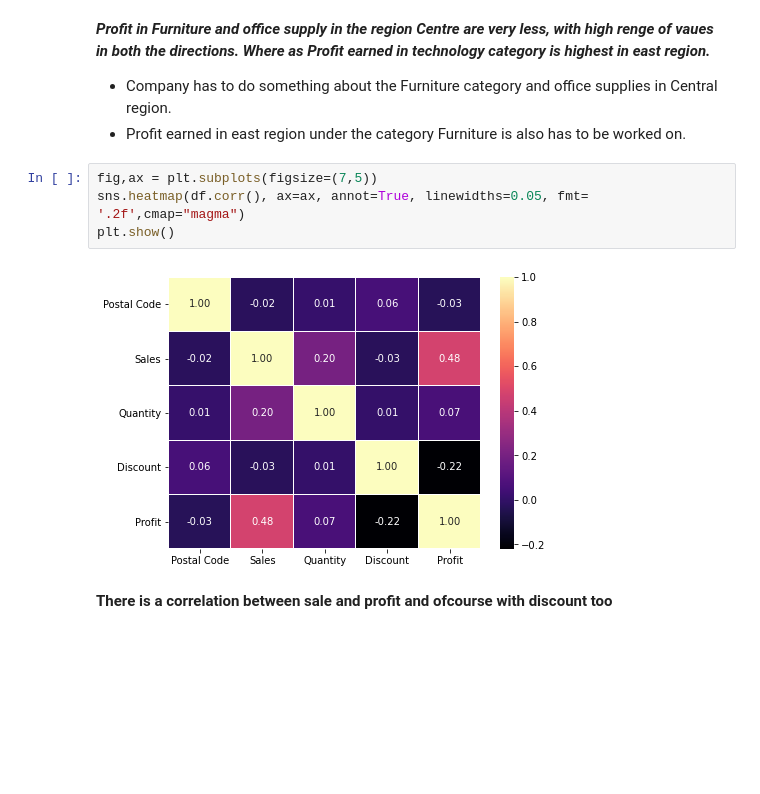
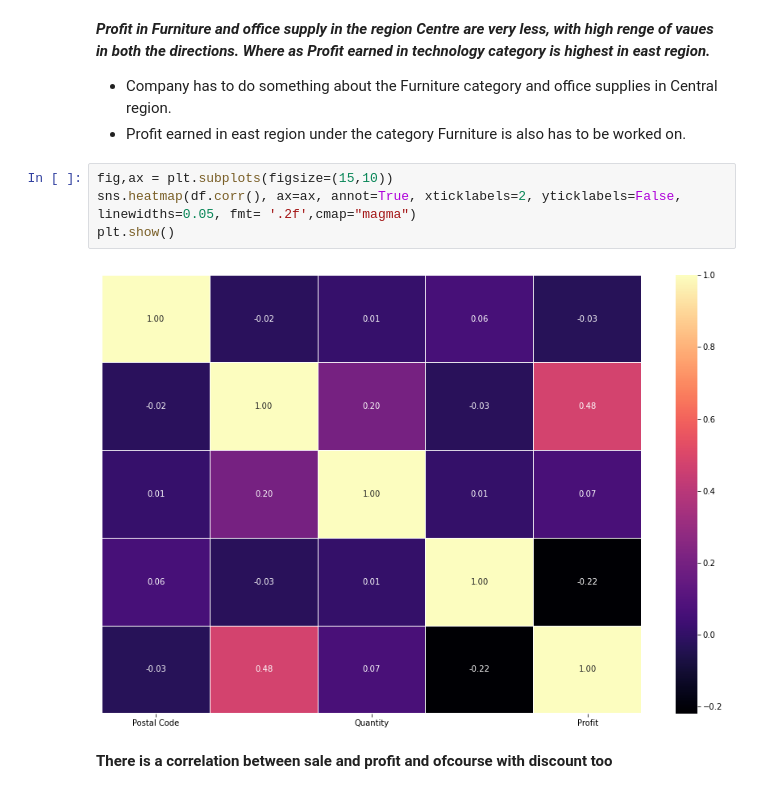
Before and after one commit to archydixit/Grip_Task_1, a Jupyter notebook: sol_task_3.ipynb, the cells around one changed output. Drawn from its saved outputs; the diff is of its cells as text; blank space fills up the shorter version.

```diff
--- a/sol_task_3.ipynb
+++ b/sol_task_3.ipynb
@@ -93,10 +109,10 @@ plt.show()
 * Company has to do something about the Furniture category and office supplies in Central region.
 * Profit earned in east region under the category Furniture is also has to be worked on.
 # %%
-fig,ax = plt.subplots(figsize=(7,5))
-sns.heatmap(df.corr(), ax=ax, annot=True, linewidths=0.05, fmt= '.2f',cmap="magma")
+fig,ax = plt.subplots(figsize=(15,10))
+sns.heatmap(df.corr(), ax=ax, annot=True, xticklabels=2, yticklabels=False, linewidths=0.05, fmt= '.2f',cmap="magma")
 plt.show()
 # %% [output]
-[figure, old version]
+[figure, new version]
 # %% [markdown]
 **There is a correlation between sale and profit and ofcourse with discount too**
```
Also changed, not shown: parts of 7 cells of this notebook.
